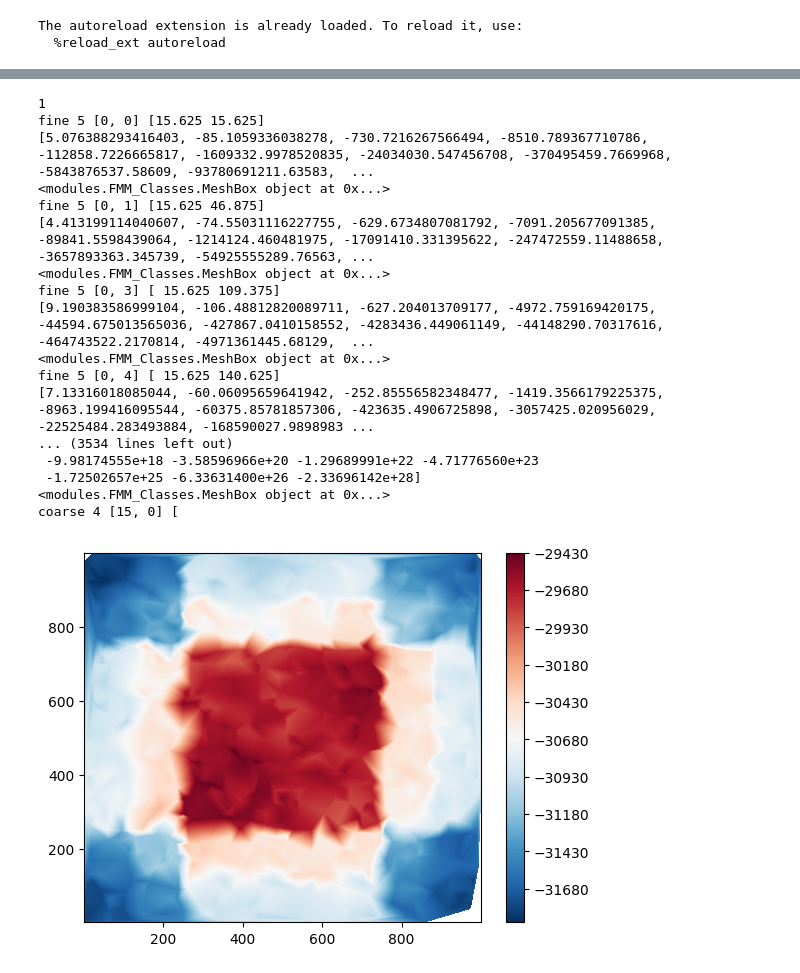
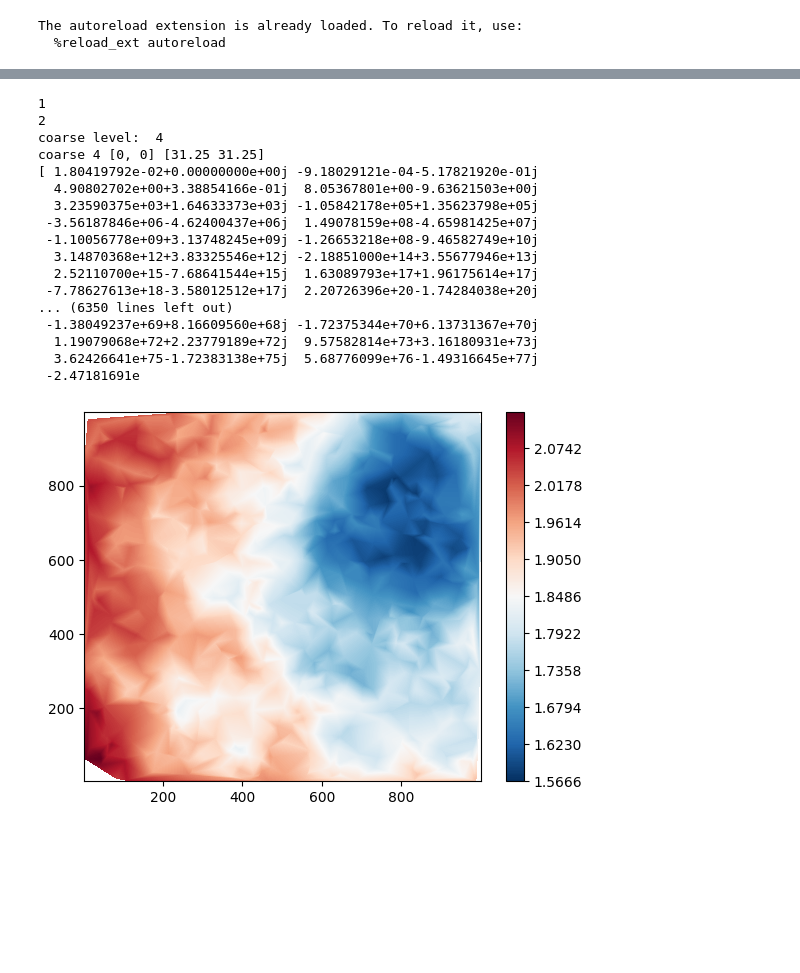
Before and after one commit to THartigan/Computing_Project, a Jupyter notebook: random_particles.ipynb, the cells around one changed output, grey strips where cells are left out. Cells and saved outputs as stored; diff of their text form; code cells hidden in the pictures; blank space fills up the shorter version.

```diff
--- a/random_particles.ipynb
+++ b/random_particles.ipynb
@@ -8,14 +8,14 @@ from modules.Analytic_Classes import SingleParticle
 %load_ext autoreload
 %autoreload 2
 from modules.testing import PointTesting
-from modules.testing import plot_difference
+import modules.Utility as util
 import copy
 
 
 # Create particle distribution to be used in all simulations
 #np.random.seed(100)
 n_particles = 1000
-max_property = 1 # property could be mass or charge
+max_property = 0.01 # property could be mass or charge
 box_size = 1000
 
 # Generate initial particles
@@ -30,7 +30,7 @@ initial_positions = np.random.uniform(0,1,(n_particles,2)) * box_size
 
 initial_particles = []
 for initial_position in initial_positions:
-    initial_particles.append(Particle(initial_position, np.random.uniform(0,max_property)))
+    initial_particles.append(Particle(initial_position, np.random.uniform(-max_property,max_property)))
 # %% [output]
 The autoreload extension is already loaded. To reload it, use:
   %reload_ext autoreload
@@ -47,26 +50,27 @@ direct_simulation.plot_potential()
 # %%
 # FMM Simulation
-expansion_order = 18
+expansion_order = 64
 fmm_particles = copy.deepcopy(initial_particles)
-fmm_simulation = FMM(box_size, expansion_order, fmm_particles)
+fmm_simulation = FMM(box_size, fmm_particles, p=expansion_order)
 fmm_simulation.run()
-fmm_simulation.plot_potential()
+
+util.plot_potentials(fmm_particles)
 # %% [output]
 1
-fine 5 [0, 0] [15.625 15.625]
-[5.076388293416403, -85.1059336038278, -730.7216267566494, -8510.789367710786, -112858.7226665817, -1609332.9978520835, -24034030.547456708, -370495459.7669968, -5843876537.58609, -93780691211.63583,  ...
-<modules.FMM_Classes.MeshBox object at 0x...>
-fine 5 [0, 1] [15.625 46.875]
-[4.413199114040607, -74.55031116227755, -629.6734807081792, -7091.205677091385, -89841.5598439064, -1214124.460481975, -17091410.331395622, -247472559.11488658, -3657893363.345739, -54925555289.76563, ...
-<modules.FMM_Classes.MeshBox object at 0x...>
-fine 5 [0, 3] [ 15.625 109.375]
-[9.190383586999104, -106.48812820089711, -627.204013709177, -4972.759169420175, -44594.675013565036, -427867.0410158552, -4283436.449061149, -44148290.70317616, -464743522.2170814, -4971361445.68129,  ...
-<modules.FMM_Classes.MeshBox object at 0x...>
-fine 5 [0, 4] [ 15.625 140.625]
-[7.13316018085044, -60.06095659641942, -252.85556582348477, -1419.3566179225375, -8963.199416095544, -60375.85781857306, -423635.4906725898, -3057425.020956029, -22525484.283493884, -168590027.9898983 ...
-... (3534 lines left out)
- -9.98174555e+18 -3.58596966e+20 -1.29689991e+22 -4.71776560e+23
- -1.72502657e+25 -6.33631400e+26 -2.33696142e+28]
-<modules.FMM_Classes.MeshBox object at 0x...>
-coarse 4 [15, 0] [
+2
+coarse level:  4
+coarse 4 [0, 0] [31.25 31.25]
+[ 1.80419792e-02+0.00000000e+00j -9.18029121e-04-5.17821920e-01j
+  4.90802702e+00+3.38854166e-01j  8.05367801e+00-9.63621503e+00j
+  3.23590375e+03+1.64633373e+03j -1.05842178e+05+1.35623798e+05j
+ -3.56187846e+06-4.62400437e+06j  1.49078159e+08-4.65981425e+07j
+ -1.10056778e+09+3.13748245e+09j -1.26653218e+08-9.46582749e+10j
+  3.14870368e+12+3.83325546e+12j -2.18851000e+14+3.55677946e+13j
+  2.52110700e+15-7.68641544e+15j  1.63089793e+17+1.96175614e+17j
+ -7.78627613e+18-3.58012512e+17j  2.20726396e+20-1.74284038e+20j
+... (6350 lines left out)
+ -1.38049237e+69+8.16609560e+68j -1.72375344e+70+6.13731367e+70j
+  1.19079068e+72+2.23779189e+72j  9.57582814e+73+3.16180931e+73j
+  3.62426641e+75-1.72383138e+75j  5.68776099e+76-1.49316645e+77j
+ -2.47181691e
-[figure, old version]
+[figure, new version]
```
Also changed, not shown: parts of 3 cells of this notebook, 9 other files.
